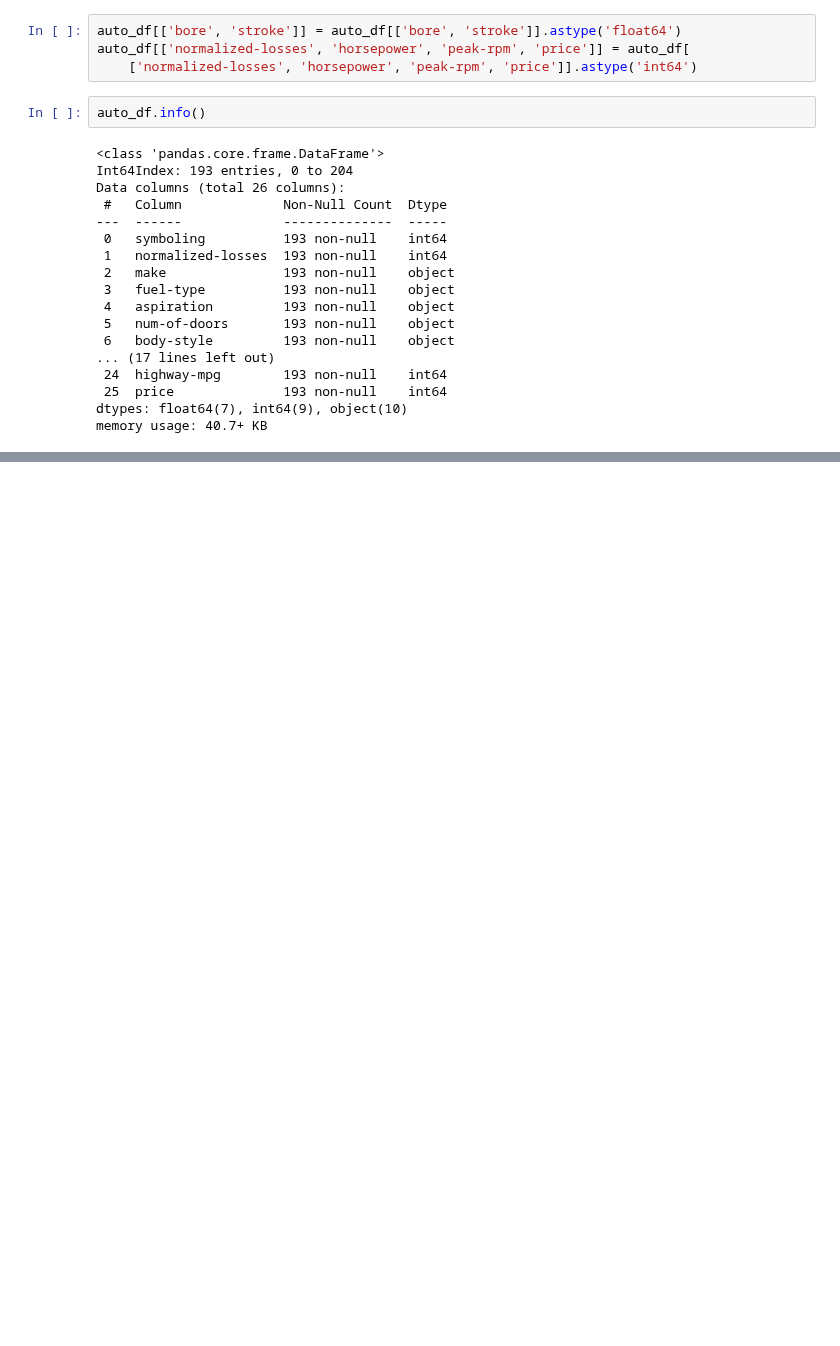
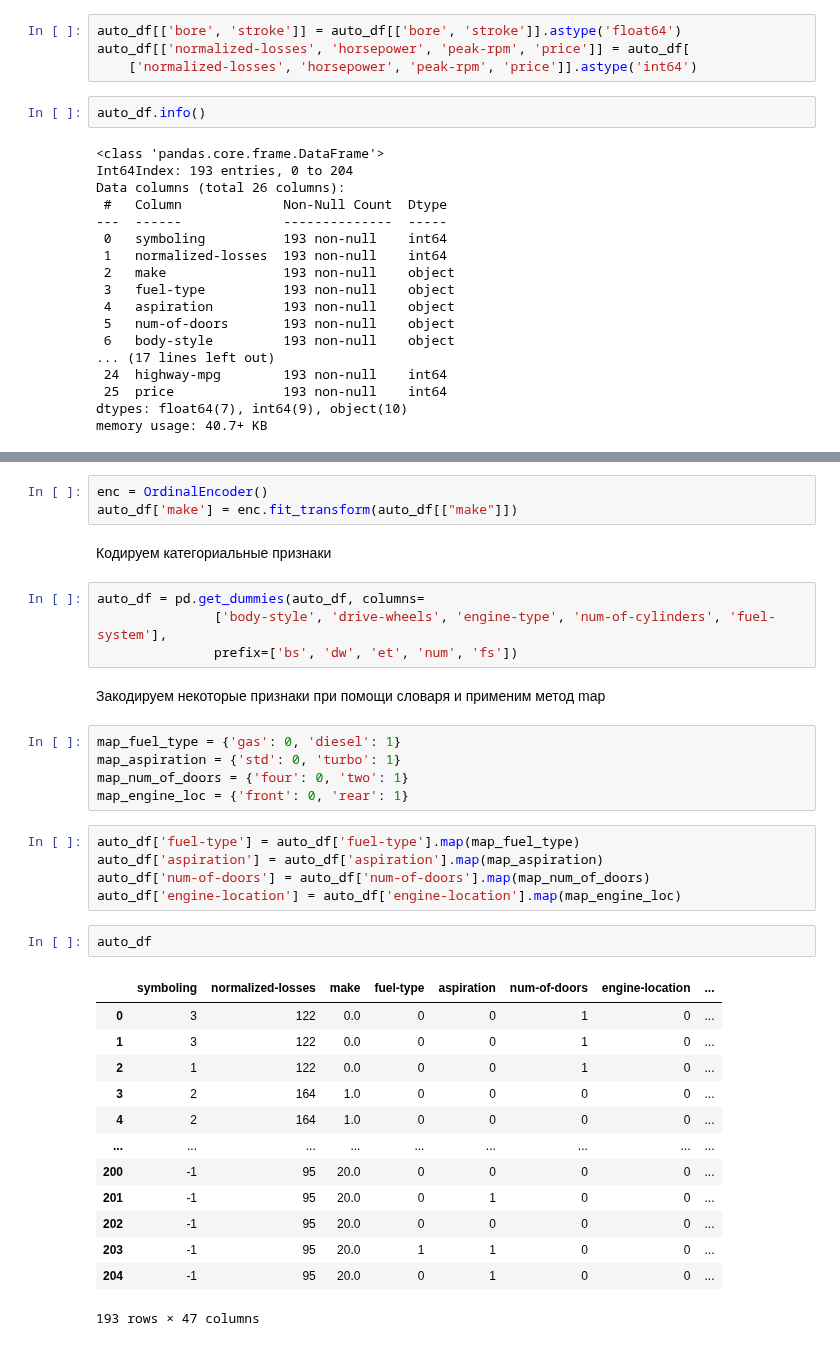
Before and after one commit to kiryushaz/machine-learning, a Jupyter notebook: notebooks/1_preprocessing.ipynb, the cells around one changed output, grey strips where cells are left out. Saved outputs shown, nothing was run; the diff lists cells and outputs as text; blank space fills up the shorter version.

```diff
--- a/notebooks/1_preprocessing.ipynb
+++ b/notebooks/1_preprocessing.ipynb
@@ -258 +287,38 @@ memory usage: 40.7+ KB
+# %%
+enc = OrdinalEncoder()
+auto_df['make'] = enc.fit_transform(auto_df[["make"]])
+# %% [markdown]
+Кодируем категориальные признаки
+# %%
+auto_df = pd.get_dummies(auto_df, columns=
+               ['body-style', 'drive-wheels', 'engine-type', 'num-of-cylinders', 'fuel-system'],
+               prefix=['bs', 'dw', 'et', 'num', 'fs'])
+# %% [markdown]
+Закодируем некоторые признаки при помощи словаря и применим метод map
+# %%
+map_fuel_type = {'gas': 0, 'diesel': 1}
+map_aspiration = {'std': 0, 'turbo': 1}
+map_num_of_doors = {'four': 0, 'two': 1}
+map_engine_loc = {'front': 0, 'rear': 1}
+# %%
+auto_df['fuel-type'] = auto_df['fuel-type'].map(map_fuel_type)
+auto_df['aspiration'] = auto_df['aspiration'].map(map_aspiration)
+auto_df['num-of-doors'] = auto_df['num-of-doors'].map(map_num_of_doors)
+auto_df['engine-location'] = auto_df['engine-location'].map(map_engine_loc)
+# %%
+auto_df
+# %% [output]
+|  | symboling | normalized-losses | make | fuel-type | aspiration | num-of-doors | engine-location | ... |
+| 0 | 3 | 122 | 0.0 | 0 | 0 | 1 | 0 | ... |
+| 1 | 3 | 122 | 0.0 | 0 | 0 | 1 | 0 | ... |
+| 2 | 1 | 122 | 0.0 | 0 | 0 | 1 | 0 | ... |
+| 3 | 2 | 164 | 1.0 | 0 | 0 | 0 | 0 | ... |
+| 4 | 2 | 164 | 1.0 | 0 | 0 | 0 | 0 | ... |
+| ... | ... | ... | ... | ... | ... | ... | ... | ... |
+| 200 | -1 | 95 | 20.0 | 0 | 0 | 0 | 0 | ... |
+| 201 | -1 | 95 | 20.0 | 0 | 1 | 0 | 0 | ... |
+| 202 | -1 | 95 | 20.0 | 0 | 0 | 0 | 0 | ... |
+| 203 | -1 | 95 | 20.0 | 1 | 1 | 0 | 0 | ... |
+| 204 | -1 | 95 | 20.0 | 0 | 1 | 0 | 0 | ... |
+193 rows × 47 columns
 # %%
```
Also changed, not shown: parts of 11 cells of this notebook, 1 other file.
